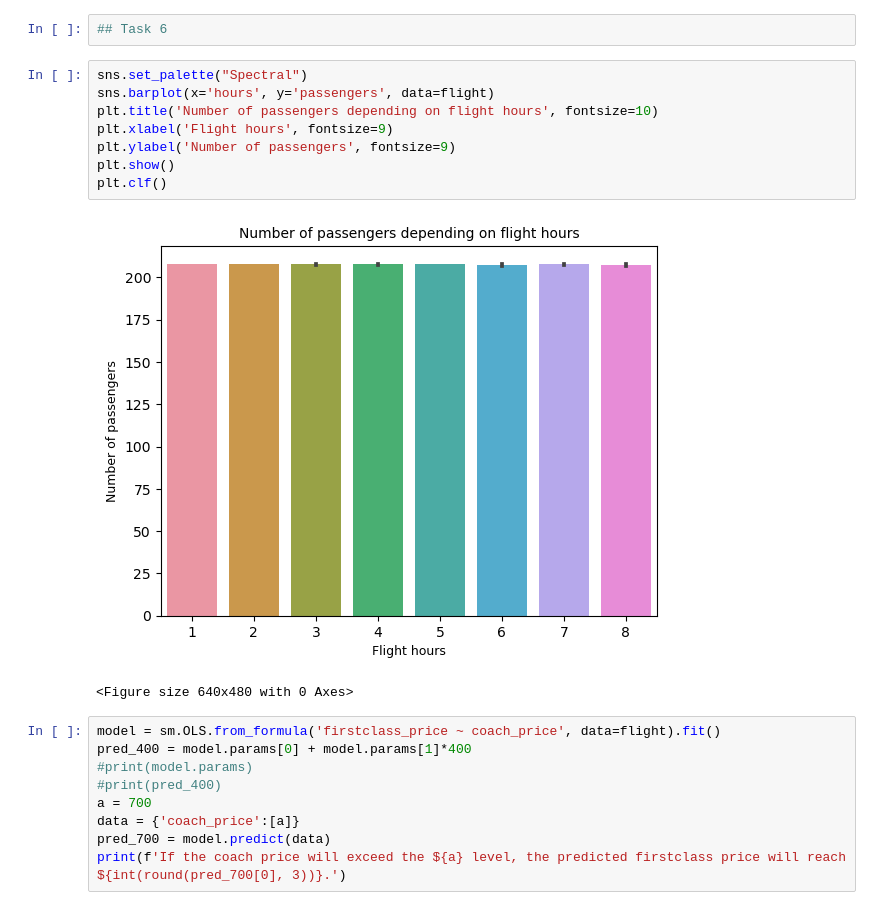
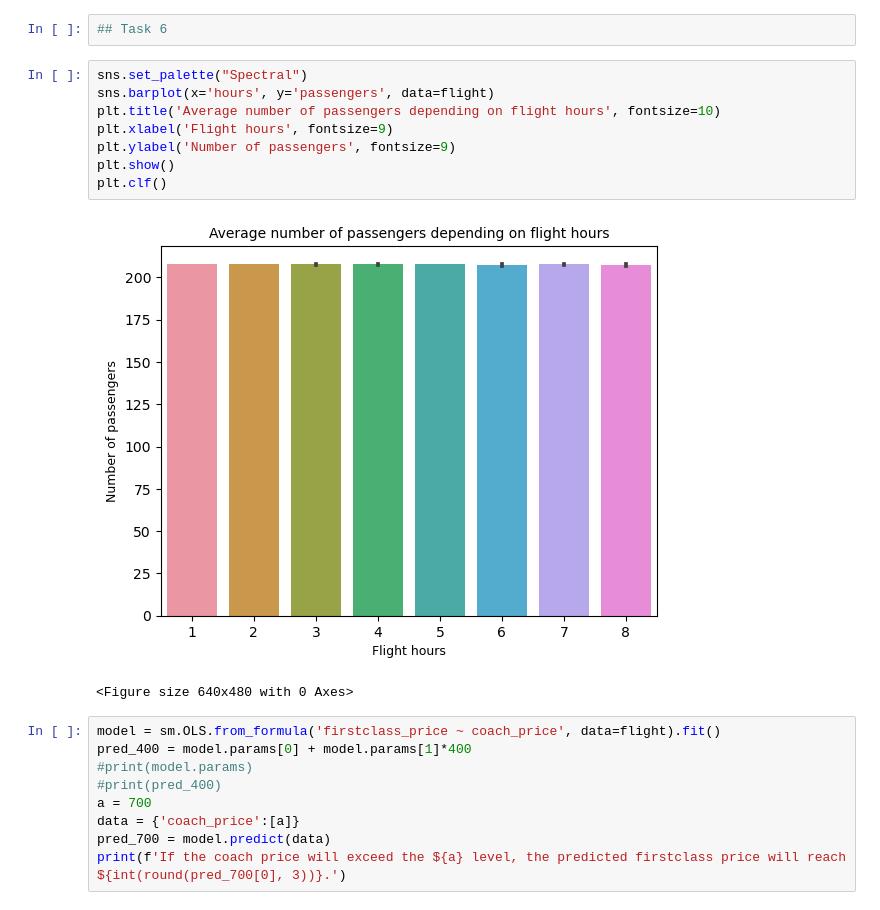
Before and after one commit to LiZoMark841619/Airline_analysis, a Jupyter notebook: Airline_analysis/Airline Analysis.ipynb, the cells around one changed output. Cells and saved outputs as stored; diff of their text form.

```diff
--- a/Airline_analysis/Airline Analysis.ipynb
+++ b/Airline_analysis/Airline Analysis.ipynb
@@ -280,13 +280,13 @@ Meal does not have much effect on coach prices, but wifi has little and entertai
 # %%
 sns.set_palette("Spectral")
 sns.barplot(x='hours', y='passengers', data=flight)
-plt.title('Number of passengers depending on flight hours', fontsize=10)
+plt.title('Average number of passengers depending on flight hours', fontsize=10)
 plt.xlabel('Flight hours', fontsize=9)
 plt.ylabel('Number of passengers', fontsize=9)
 plt.show()
 plt.clf()
 # %% [output]
-[figure, old version]
+[figure, new version]
 <Figure size 640x480 with 0 Axes>
 # %%
 model = sm.OLS.from_formula('firstclass_price ~ coach_price', data=flight).fit()
```
Also changed, not shown: parts of 1 cell of this notebook.
